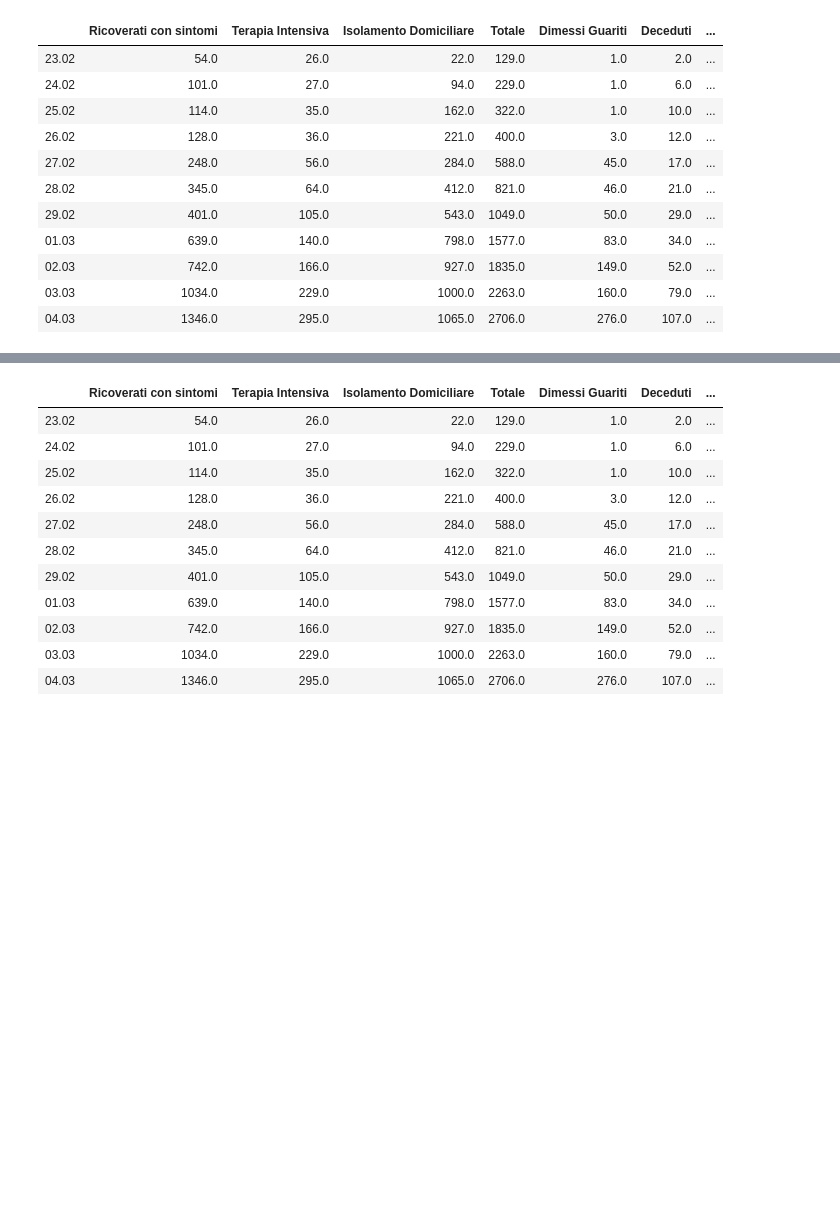
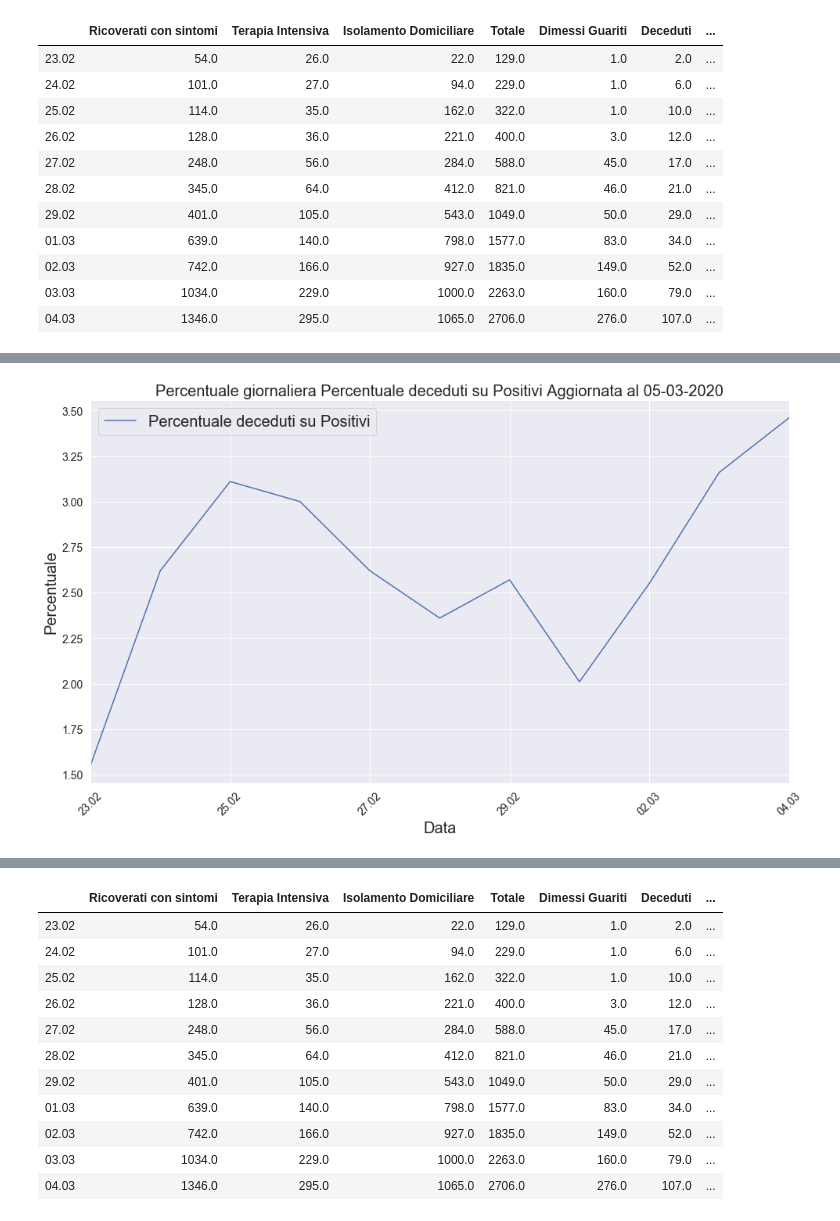
Before and after one commit to carlotorniai/COVID-19-Italy, a Jupyter notebook: notebooks/Data processing.ipynb, the cells around one changed output, grey strips where cells are left out. Cells and saved outputs as stored; diff of their text form; code cells hidden in the pictures; blank space fills up the shorter version.

Commit message:
Added percentage i the summary files and related plots

```diff
--- a/notebooks/Data processing.ipynb
+++ b/notebooks/Data processing.ipynb
@@ -43,3 +42,6 @@ with ExcelWriter('../data/generated_summary.xlsx') as writer:
+# %%
+# Fill the Totale positivi with Totoale if they are nan
+summary['Totale Positivi'].fillna(summary.Totale, inplace=True)
 # %%
 summary
 # %% [output]
@@ -55,3 +57,9 @@ summary
 | 02.03 | 742.0 | 166.0 | 927.0 | 1835.0 | 149.0 | 52.0 | ... |
 | 03.03 | 1034.0 | 229.0 | 1000.0 | 2263.0 | 160.0 | 79.0 | ... |
 | 04.03 | 1346.0 | 295.0 | 1065.0 | 2706.0 | 276.0 | 107.0 | ... |
+# %%
+# Adding percentage of Deceased and ICU
+summary_percentage = summary.copy()
+summary_percentage['Percentuale deceduti su Positivi'] = (summary_percentage['Deceduti']/ summary['Totale Positivi'])*100
+summary_percentage['Percentuale Guariti su Positivi'] = (summary['Dimessi Guariti']/ summary['Totale Positivi'])*100
+summary_percentage['Percentuale Terpaia Intensiva su Positivi'] = (summary['Terapia Intensiva']/ summary['Totale Positivi'])*100
@@ -57,0 +73,2 @@ summary
+# %%
+summary_rounded = summary_percentage.round(2)
@@ -57,0 +93,22 @@ summary
+# %%
+summary_rounded['Data'] = summary_rounded.index
+# %%
+## Plotting the pwercentage
+plt.rcParams.update({'font.size': 22})
+plt.rcParams["figure.figsize"] = [16,9]
+plt.rc('xtick',labelsize=14, )
+plt.rc('ytick',labelsize=14)
+#ax = sns.lineplot(x="Data", y="ICU_perc", data=ICU_perc)
+ax = summary_rounded.plot(x='Data',y=['Percentuale deceduti su Positivi'])
+#ax = summary_rounded.plot(x='Data',y=['Percentuale Guariti su Positivi'])
+#ax = summary_rounded.plot(x='Data',y=['Percentuale Terpaia Intensiva su Positivi'])
+
+ax.set_ylabel("Percentuale", fontname="Arial", fontsize=20)
+ax.set_xlabel("Data", fontname="Arial", fontsize=20)
+ax.legend(loc=0, prop={'size': 20})
+ax.set_title("Percentuale giornaliera Percentuale deceduti su Positivi Aggiornata al " + today_string,\
+             fontname='Arial', fontsize=20)
+plt.xticks(rotation=45)
+plt.savefig('../plots/Percentuale_Deceduti'+today_string+'_ita.png')
+# %% [output]
+[figure, added]
```
Also changed, not shown: parts of 8 cells of this notebook, 1 other file.
